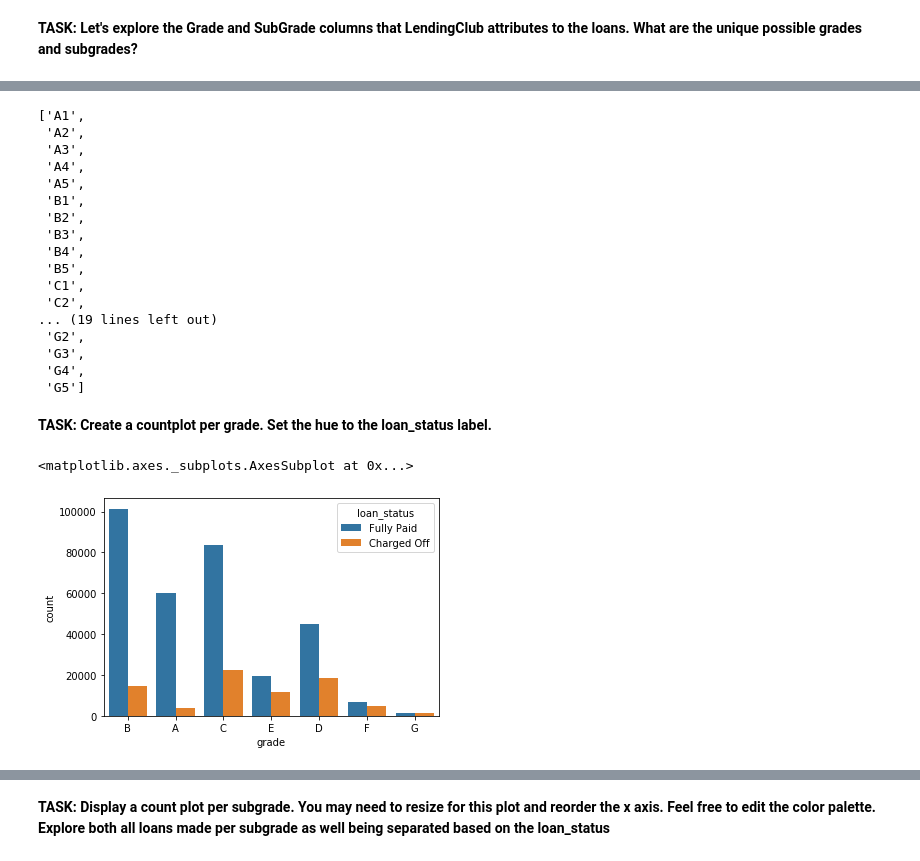
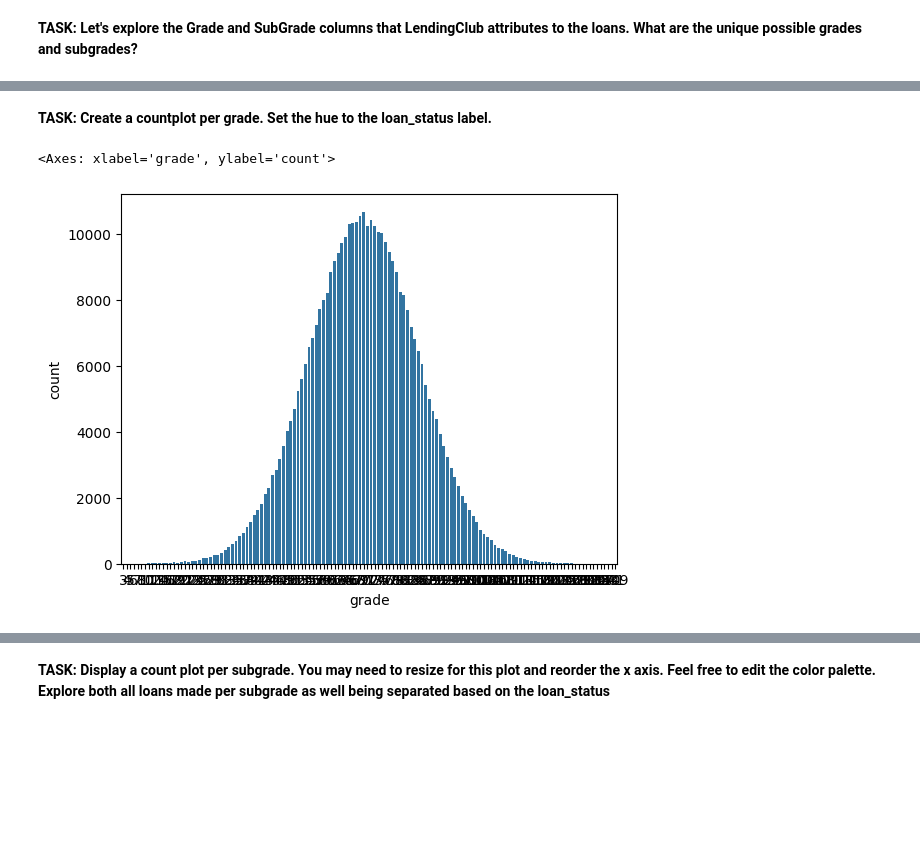
Before and after one commit to drpetros11111/Tensorflow_Portilia, a Jupyter notebook: 04_Keras_Project_Exercise_Solutions.ipynb, the cells around one changed output, grey strips where cells are left out. Cells and saved outputs as stored; diff of their text form; code cells hidden in the pictures; blank space fills up the shorter version.

```diff
--- a/04_Keras_Project_Exercise_Solutions.ipynb
+++ b/04_Keras_Project_Exercise_Solutions.ipynb
@@ -831,27 +1119,50 @@ sorted(df['grade'].unique())
-# %%
-sorted(df['sub_grade'].unique())
-# %% [output]
-['A1',
- 'A2',
- 'A3',
- 'A4',
- 'A5',
- 'B1',
- 'B2',
- 'B3',
- 'B4',
- 'B5',
- 'C1',
- 'C2',
-... (19 lines left out)
- 'G2',
- 'G3',
- 'G4',
- 'G5']
+# %%
+import numpy as np
+import pandas as pd
+
+# Assuming df is your DataFrame
+
+# Create a list of random values between 10 and 100 with a step of 10
+sub_grade_values = np.arange(10, 110, 10)
+
+# Randomly assign these values to the 'sub_grade' column in df
+df['sub_grade'] = np.random.choice(sub_grade_values, size=len(df))
+# %%
+import numpy as np
+import pandas as pd
+
+# Assuming df is your DataFrame
+
+# Create a list of random values between 10 and 100 with a step of 10
+sub_grade_values = np.arange(10, 110, 10)
+
+# Randomly assign these values to the 'sub_grade' column in df
+df['sub_grade'] = np.random.choice(sub_grade_values, size=len(df))
+# %%
+import numpy as np
+import pandas as pd
+
+# Assuming df is your DataFrame
+
+# Generate random numbers from a normal distribution for 'grade'
+# Adjust mean and standard deviation as needed
+mean_grade = 70
+std_dev_grade = 15
+df['grade'] = np.random.normal(loc=mean_grade, scale=std_dev_grade, size=len(df))
+
+# Generate random numbers from a normal distribution for 'sub_grade'
+# Adjust mean and standard deviation as needed
+mean_sub_grade = 50
+std_dev_sub_grade = 10
+df['sub_grade'] = np.random.normal(loc=mean_sub_grade, scale=std_dev_sub_grade, size=len(df))
+
+# You might want to round the values or convert them to integers depending on your needs
+df['grade'] = df['grade'].round().astype(int)
+df['sub_grade'] = df['sub_grade'].round().astype(int)
 # %% [markdown]
 **TASK: Create a countplot per grade. Set the hue to the loan_status label.**
 # %%
-sns.countplot(x='grade',data=df,hue='loan_status')
+sns.countplot(x='grade',data=df, hue='grade')
 # %% [output]
-<matplotlib.axes._subplots.AxesSubplot at 0x...>
+<Axes: xlabel='grade', ylabel='count'>
-[figure, old version]
+[figure, new version]
```
Also changed, not shown: parts of 68 cells of this notebook.
